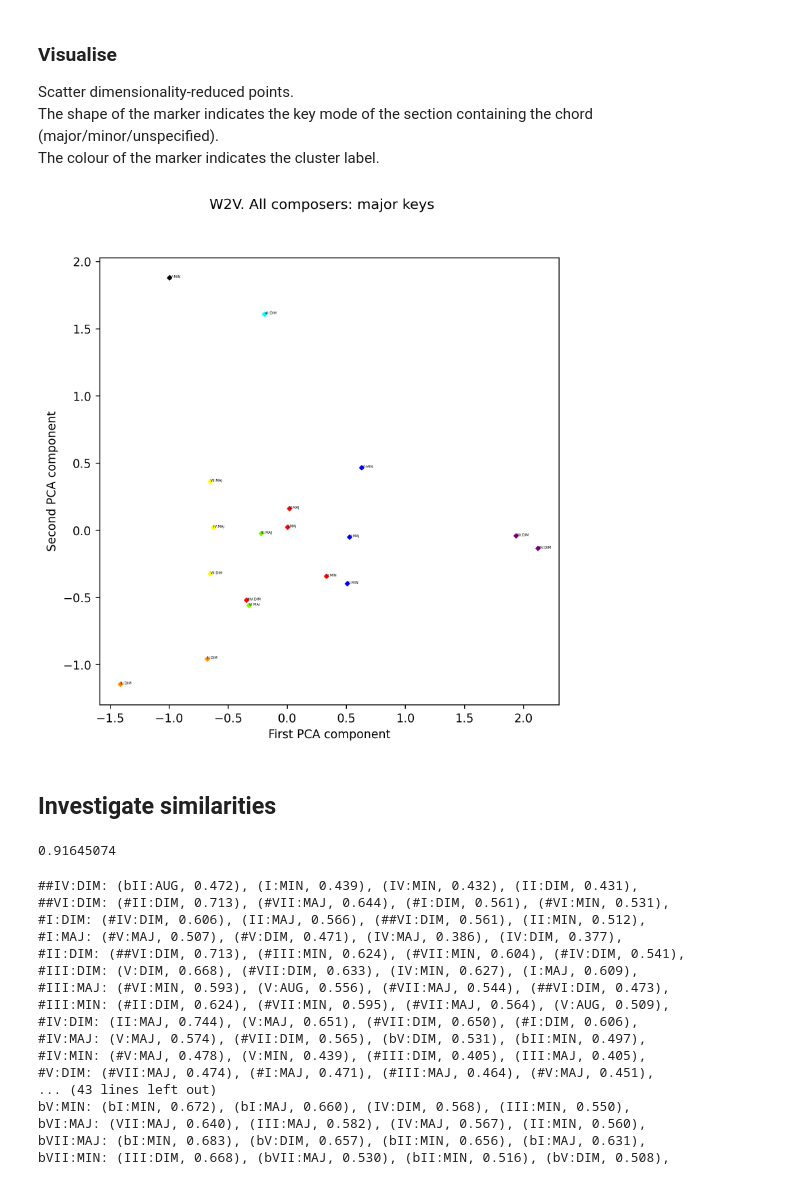
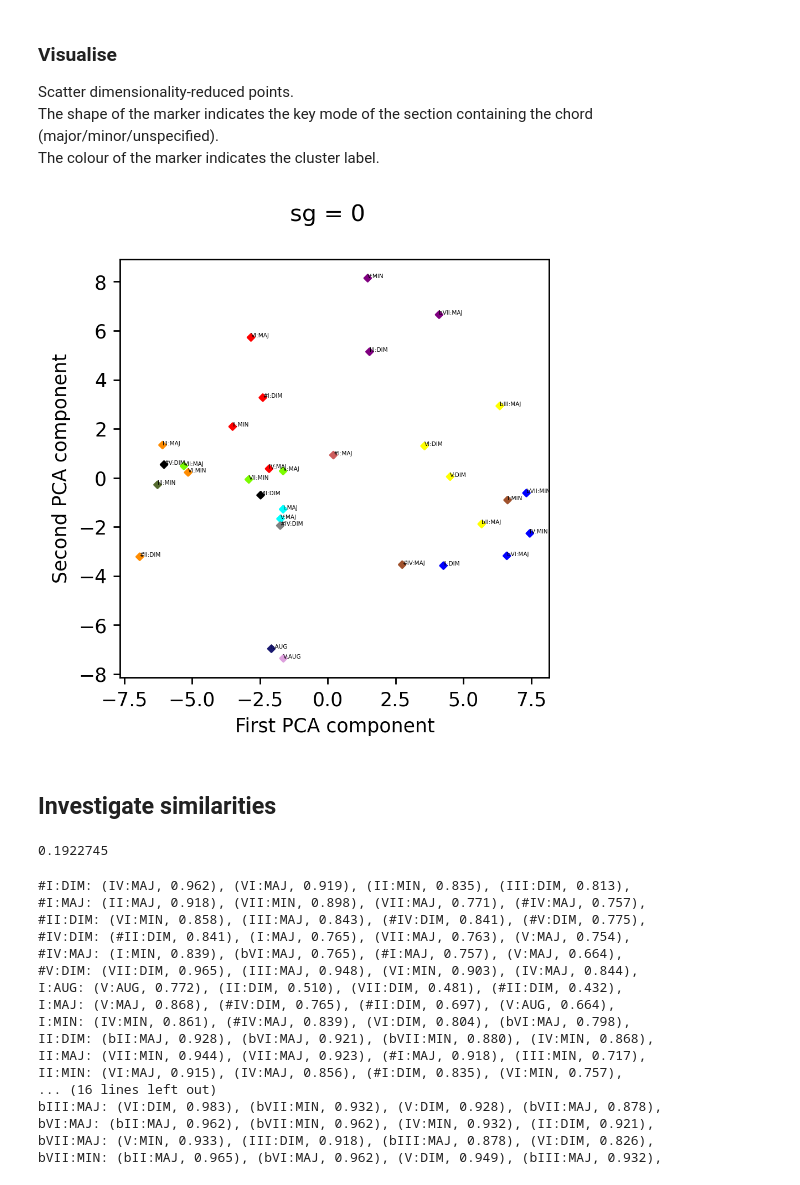
Before and after one commit to elianzuoni/ml_project2, a Jupyter notebook: Clusters.ipynb, the cells around one changed output. Cells and saved outputs as stored; diff of their text form; code cells hidden in the pictures.

```diff
--- a/Clusters.ipynb
+++ b/Clusters.ipynb
@@ -14,3 +14,3 @@ from load_data import load_chord_data, all_composers
 # %%
 # Optional parameter for load_chord_data: key_mode = 'both'/'major'/'minor'
-chord_sentences = load_chord_data(all_composers, key_mode='minor')
+chord_sentences = load_chord_data_sentences(all_composers, key_mode='major')
@@ -21,13 +32,13 @@ Several hyperparameters to choose.
 from gensim.models import Word2Vec
 # %%
 # Ignore words with a lower frequency frequency than this
-min_count = 5
+min_count = 50
 # Size of the embedding space
-size = 20
+size = 5
 # Neighborhood of the focus word to study
 window = 3
 # 0 for CBOW, 1 for skip-gram
-sg = 1
+sg = 0
 # Number of iterations (epochs)
 iter = 500
 
@@ -70,9 +83,9 @@ plt.plot(ks, inertias)
 # %%
 # Main hyperparameter: number of clusters
-n_clusters = 29
+#n_clusters = 2
 
 #kmeans = KMeans(n_clusters=n_clusters)
-agglomerative = AgglomerativeClustering(n_clusters=n_clusters)
+agglomerative = AgglomerativeClustering(n_clusters=None, affinity='cosine', distance_threshold=0.2, linkage='complete')
 wv_clus, clusters, relabelling = cluster_keyed_vec(w2v_model.wv, agglomerative, relabel=True)
 
 print(wv_clus, '\n')
@@ -139,14 +149,14 @@ from visual import visual_chord_vectors_clusters
 # %%
 visual_chord_vectors_clusters(wv_red=wv_red, wv_clus=wv_clus, dimred_method='PCA',
-                             plot_title='W2V. All composers: major keys',
-                             chord_types_to_label=[':'], chord_types_not_to_label=[],
-                             marker_size=6, label_size=3, remove_key_mode=True, figsize=(7, 7), dpi=250)
+                             plot_title='sg = 0',
+                             chord_types_to_label=[''], chord_types_not_to_label=[],
+                             marker_size=6, label_size=3, remove_key_mode=False, figsize=(4, 4), dpi=250)
 # %% [output]
-[figure, old version]
+[figure, new version]
 # %% [markdown]
 ## Investigate similarities
 # %%
 w2v_model.wv.similarity('I:MIN', 'V:MAJ')
 # %% [output]
-0.91645074
+0.1922745
 # %%
@@ -154,20 +164,20 @@ from print_similarities import print_similarities
 # %%
-print_similarities(w2v_model, chord_types_to_print=[''])
+print_similarities(w2v_model, chord_types_to_print_sim=[''])
 # %% [output]
-##IV:DIM: (bII:AUG, 0.472), (I:MIN, 0.439), (IV:MIN, 0.432), (II:DIM, 0.431),
-##VI:DIM: (#II:DIM, 0.713), (#VII:MAJ, 0.644), (#I:DIM, 0.561), (#VI:MIN, 0.531),
-#I:DIM: (#IV:DIM, 0.606), (II:MAJ, 0.566), (##VI:DIM, 0.561), (II:MIN, 0.512),
-#I:MAJ: (#V:MAJ, 0.507), (#V:DIM, 0.471), (IV:MAJ, 0.386), (IV:DIM, 0.377),
-#II:DIM: (##VI:DIM, 0.713), (#III:MIN, 0.624), (#VII:MIN, 0.604), (#IV:DIM, 0.541),
-#III:DIM: (V:DIM, 0.668), (#VII:DIM, 0.633), (IV:MIN, 0.627), (I:MAJ, 0.609),
-#III:MAJ: (#VI:MIN, 0.593), (V:AUG, 0.556), (#VII:MAJ, 0.544), (##VI:DIM, 0.473),
-#III:MIN: (#II:DIM, 0.624), (#VII:MIN, 0.595), (#VII:MAJ, 0.564), (V:AUG, 0.509),
-#IV:DIM: (II:MAJ, 0.744), (V:MAJ, 0.651), (#VII:DIM, 0.650), (#I:DIM, 0.606),
-#IV:MAJ: (V:MAJ, 0.574), (#VII:DIM, 0.565), (bV:DIM, 0.531), (bII:MIN, 0.497),
-#IV:MIN: (#V:MAJ, 0.478), (V:MIN, 0.439), (#III:DIM, 0.405), (III:MAJ, 0.405),
-#V:DIM: (#VII:MAJ, 0.474), (#I:MAJ, 0.471), (#III:MAJ, 0.464), (#V:MAJ, 0.451),
-... (43 lines left out)
-bV:MIN: (bI:MIN, 0.672), (bI:MAJ, 0.660), (IV:DIM, 0.568), (III:MIN, 0.550),
-bVI:MAJ: (VII:MAJ, 0.640), (III:MAJ, 0.582), (IV:MAJ, 0.567), (II:MIN, 0.560),
-bVII:MAJ: (bI:MIN, 0.683), (bV:DIM, 0.657), (bII:MIN, 0.656), (bI:MAJ, 0.631),
-bVII:MIN: (III:DIM, 0.668), (bVII:MAJ, 0.530), (bII:MIN, 0.516), (bV:DIM, 0.508),
+#I:DIM: (IV:MAJ, 0.962), (VI:MAJ, 0.919), (II:MIN, 0.835), (III:DIM, 0.813),
+#I:MAJ: (II:MAJ, 0.918), (VII:MIN, 0.898), (VII:MAJ, 0.771), (#IV:MAJ, 0.757),
+#II:DIM: (VI:MIN, 0.858), (III:MAJ, 0.843), (#IV:DIM, 0.841), (#V:DIM, 0.775),
+#IV:DIM: (#II:DIM, 0.841), (I:MAJ, 0.765), (VII:MAJ, 0.763), (V:MAJ, 0.754),
+#IV:MAJ: (I:MIN, 0.839), (bVI:MAJ, 0.765), (#I:MAJ, 0.757), (V:MAJ, 0.664),
+#V:DIM: (VII:DIM, 0.965), (III:MAJ, 0.948), (VI:MIN, 0.903), (IV:MAJ, 0.844),
+I:AUG: (V:AUG, 0.772), (II:DIM, 0.510), (VII:DIM, 0.481), (#II:DIM, 0.432),
+I:MAJ: (V:MAJ, 0.868), (#IV:DIM, 0.765), (#II:DIM, 0.697), (V:AUG, 0.664),
+I:MIN: (IV:MIN, 0.861), (#IV:MAJ, 0.839), (VI:DIM, 0.804), (bVI:MAJ, 0.798),
+II:DIM: (bII:MAJ, 0.928), (bVI:MAJ, 0.921), (bVII:MIN, 0.880), (IV:MIN, 0.868),
+II:MAJ: (VII:MIN, 0.944), (VII:MAJ, 0.923), (#I:MAJ, 0.918), (III:MIN, 0.717),
+II:MIN: (VI:MAJ, 0.915), (IV:MAJ, 0.856), (#I:DIM, 0.835), (VI:MIN, 0.757),
+... (16 lines left out)
+bIII:MAJ: (VI:DIM, 0.983), (bVII:MIN, 0.932), (V:DIM, 0.928), (bVII:MAJ, 0.878),
+bVI:MAJ: (bII:MAJ, 0.962), (bVII:MIN, 0.962), (IV:MIN, 0.932), (II:DIM, 0.921),
+bVII:MAJ: (V:MIN, 0.933), (III:DIM, 0.918), (bIII:MAJ, 0.878), (VI:DIM, 0.826),
+bVII:MIN: (bII:MAJ, 0.965), (bVI:MAJ, 0.962), (V:DIM, 0.949), (bIII:MAJ, 0.932),
```
Also changed, not shown: parts of 12 cells of this notebook, 5 other files.
